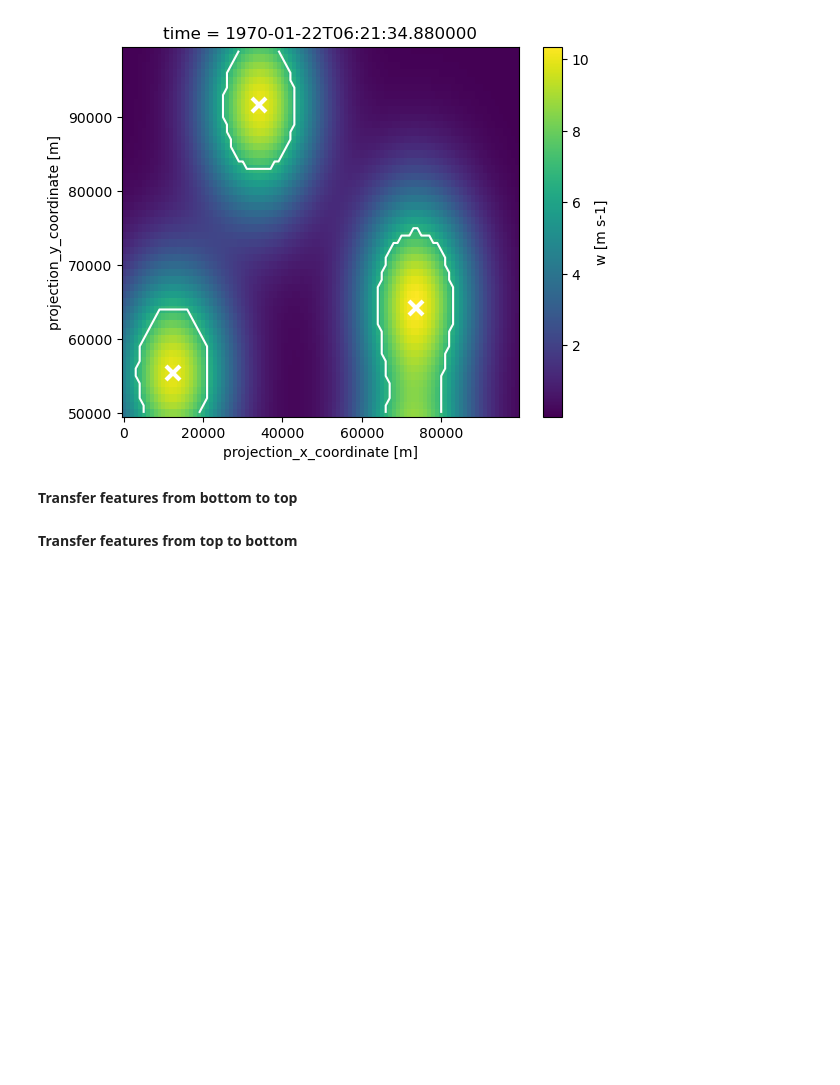
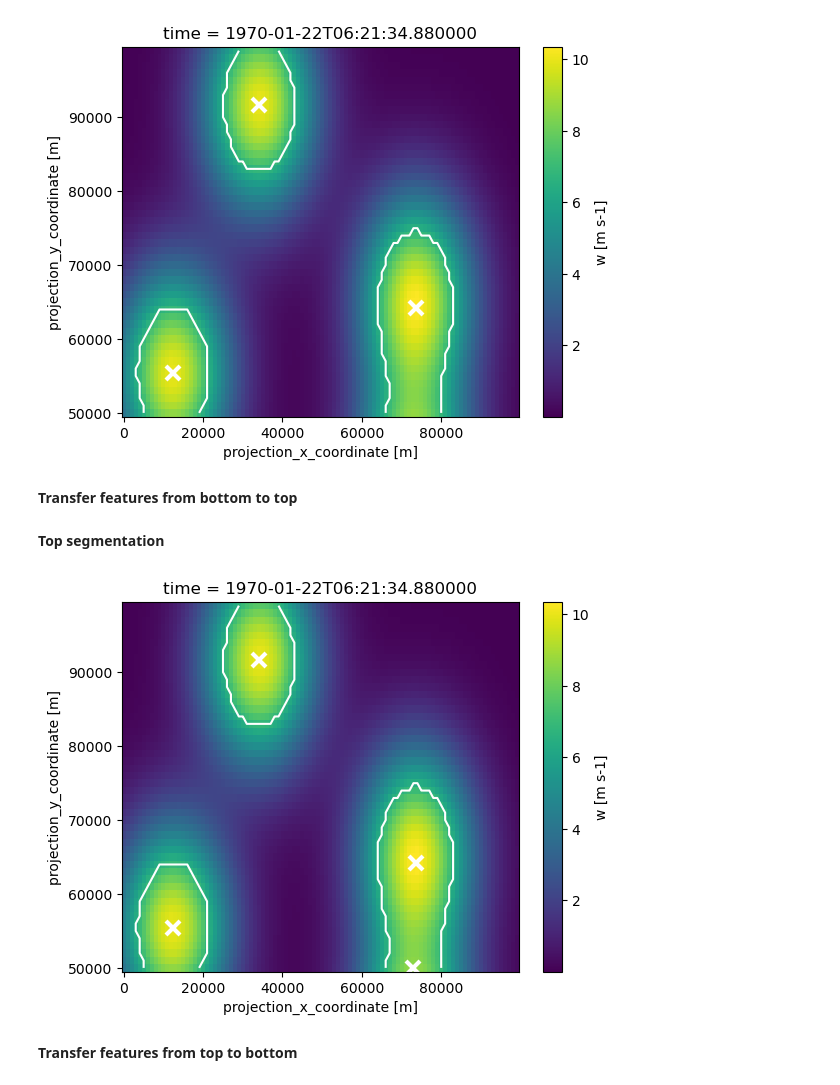
Before and after one commit to fziegner/parallel-watershedding, a Jupyter notebook: 03_parallel_watershed_multiple_blobs.ipynb, the cells around one changed output. Saved outputs shown, nothing was run; the diff lists cells and outputs as text; code cells hidden in the pictures; blank space fills up the shorter version.

```diff
--- a/03_parallel_watershed_multiple_blobs.ipynb
+++ b/03_parallel_watershed_multiple_blobs.ipynb
@@ -213,13 +213,17 @@ for a in indices:
     feature_row.loc[:, "projection_y_coordinate"] = y_coordinate
     feature_row.loc[:, "projection_x_coordinate"] = marker
     new_features = pd.concat([new_features, feature_row])
+# %% [markdown]
+**Top segmentation**
 # %%
-#features_c = pd.concat([features_top, new_features])
-#features_c.sort_values(inplace=True, by=['frame'])
-#features_c.reset_index(inplace=True, drop=True)
-#mask_seg, _ = tobac.segmentation_2D(features_c, blob_section_top.to_iris(), dxy, **parameters_segmentation)
-#mask_seg = xr.DataArray.from_iris(mask_seg)
-#plot_data(blob_section_top, mask_seg, features_c)
+features_c = pd.concat([features_top, new_features])
+features_c.sort_values(inplace=True, by=['frame'])
+features_c.reset_index(inplace=True, drop=True)
+mask_seg, _ = tobac.segmentation_2D(features_c, blob_section_top.to_iris(), dxy, **parameters_segmentation)
+mask_seg = xr.DataArray.from_iris(mask_seg)
+plot_data(blob_section_top, mask_seg, features_c)
+# %% [output]
+[figure, added]
 # %% [markdown]
 **Transfer features from top to bottom**
 # %%
```
Also changed, not shown: parts of 4 cells of this notebook, 1 other file.
